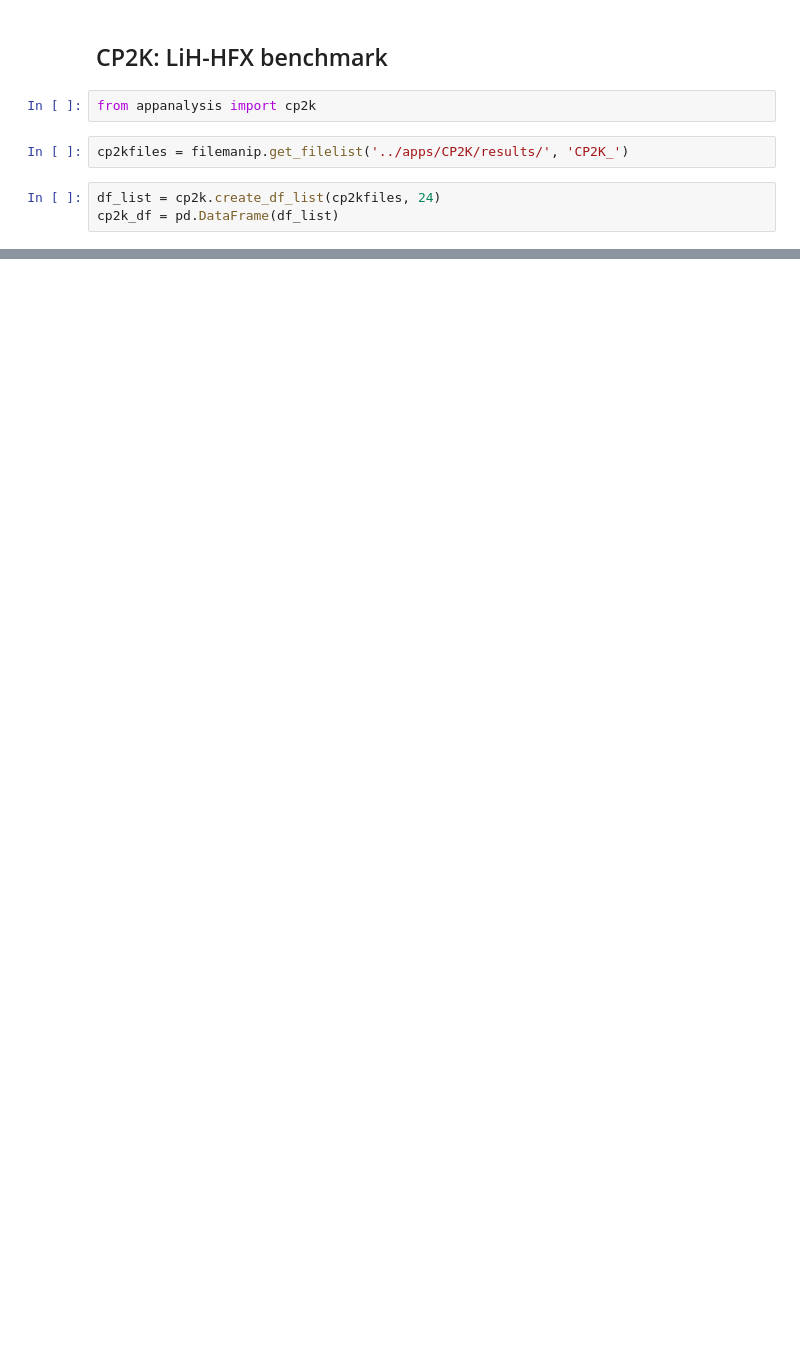
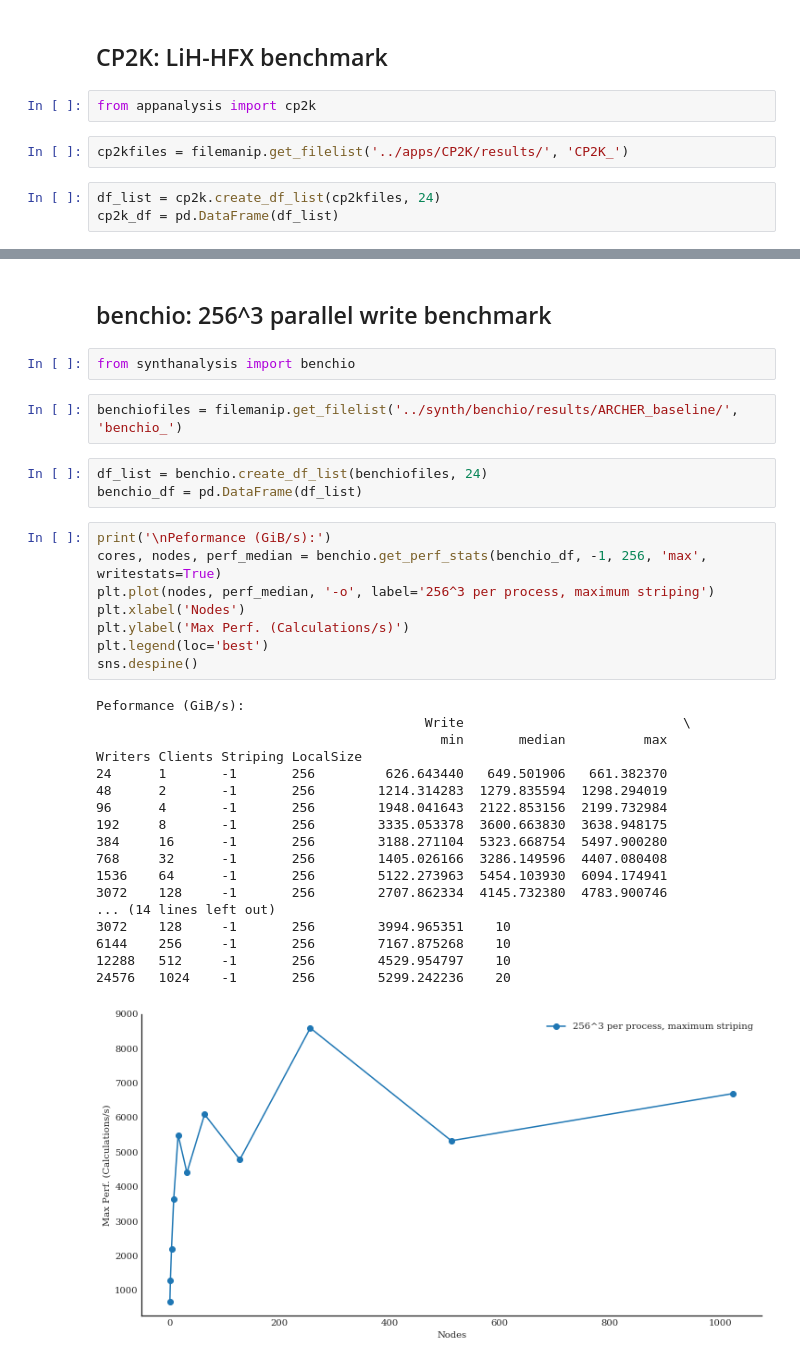
Before and after one commit to hpc-uk/archer-benchmarks, a Jupyter notebook: analysis/ARCHER_Baseline_Results.ipynb, the cells around one changed output, grey strips where cells are left out. Saved outputs shown, nothing was run; the diff lists cells and outputs as text; blank space fills up the shorter version.

```diff
--- a/analysis/ARCHER_Baseline_Results.ipynb
+++ b/analysis/ARCHER_Baseline_Results.ipynb
@@ -148,0 +149,36 @@ Nodes Cores
+# %% [markdown]
+## benchio: 256^3 parallel write benchmark
+# %%
+from synthanalysis import benchio
+# %%
+benchiofiles = filemanip.get_filelist('../synth/benchio/results/ARCHER_baseline/', 'benchio_')
+# %%
+df_list = benchio.create_df_list(benchiofiles, 24)
+benchio_df = pd.DataFrame(df_list)
+# %%
+print('\nPeformance (GiB/s):')
+cores, nodes, perf_median = benchio.get_perf_stats(benchio_df, -1, 256, 'max', writestats=True)
+plt.plot(nodes, perf_median, '-o', label='256^3 per process, maximum striping')
+plt.xlabel('Nodes')
+plt.ylabel('Max Perf. (Calculations/s)')
+plt.legend(loc='best')
+sns.despine()
+# %% [output]
+Peformance (GiB/s):
+                                          Write                            \
+                                            min       median          max
+Writers Clients Striping LocalSize
+24      1       -1       256         626.643440   649.501906   661.382370
+48      2       -1       256        1214.314283  1279.835594  1298.294019
+96      4       -1       256        1948.041643  2122.853156  2199.732984
+192     8       -1       256        3335.053378  3600.663830  3638.948175
+384     16      -1       256        3188.271104  5323.668754  5497.900280
+768     32      -1       256        1405.026166  3286.149596  4407.080408
+1536    64      -1       256        5122.273963  5454.103930  6094.174941
+3072    128     -1       256        2707.862334  4145.732380  4783.900746
+... (14 lines left out)
+3072    128     -1       256        3994.965351    10
+6144    256     -1       256        7167.875268    10
+12288   512     -1       256        4529.954797    10
+24576   1024    -1       256        5299.242236    20
+[figure, added]
```
Also changed, not shown: parts of 4 cells of this notebook, 1 other file.
